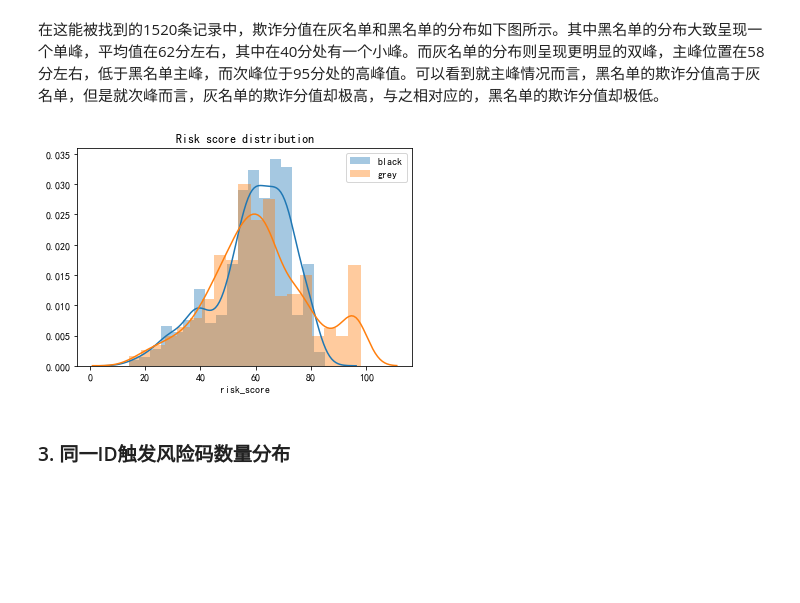
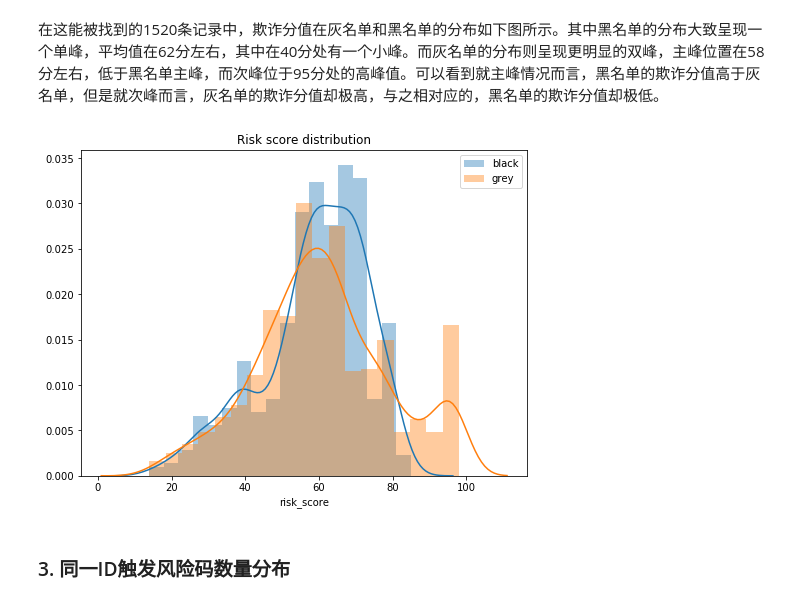
Before and after one commit to XuJ/PythonProgramming, a Jupyter notebook: wechat_report.ipynb, the cells around one changed output. Drawn from its saved outputs; the diff is of its cells as text; code cells hidden in the pictures; blank space fills up the shorter version.

```diff
--- a/wechat_report.ipynb
+++ b/wechat_report.ipynb
@@ -123,28 +123,28 @@ label_found_countplot(id_df)
 # %%
 def define_id_df_sub(id_df):
     id_df_sub = id_df[id_df['found'] == 1]
     id_df_sub['risk_code_num'] = 1 + (id_df_sub['risk_code_1'] > 0) + (id_df_sub['risk_code_2'] > 0) + (
         id_df_sub['risk_code_3'] > 0) + (id_df_sub['risk_code_4'] > 0) + (id_df_sub['risk_code_5'] > 0) - 1
     id_df_sub['risk_value_sum'] = np.nansum(
         id_df_sub[['risk_value_1', 'risk_value_2', 'risk_value_3', 'risk_value_4', 'risk_value_5']], axis=1)
     return id_df_sub
 
 def risk_score_distplot(id_df_sub):
-    fig = plt.figure()
+    fig = plt.figure(figsize=(8,6))
     ax = fig.add_subplot(111)
     if len(id_df_sub.loc[id_df_sub['label'] == 'black']) > 0:
         sns.distplot(id_df_sub.loc[id_df_sub['label'] == 'black', 'risk_score'], label='black')
     if len(id_df_sub.loc[id_df_sub['label'] == 'grey']) > 0:
         sns.distplot(id_df_sub.loc[id_df_sub['label'] == 'grey', 'risk_score'], label='grey')
     plt.legend(loc='best')
     plt.title('Risk score distribution')
 #     plt.savefig('{}/risk score distribution.jpg'.format(fig_dir))
     plt.show()
 
 id_df_sub = define_id_df_sub(id_df)
 risk_score_distplot(id_df_sub)
 # %% [output]
-[figure, old version]
+[figure, new version]
 # %% [markdown]
 ### 3. 同一ID触发风险码数量分布
 # %% [markdown]
```
Also changed, not shown: parts of 16 cells of this notebook, 1 other file.
